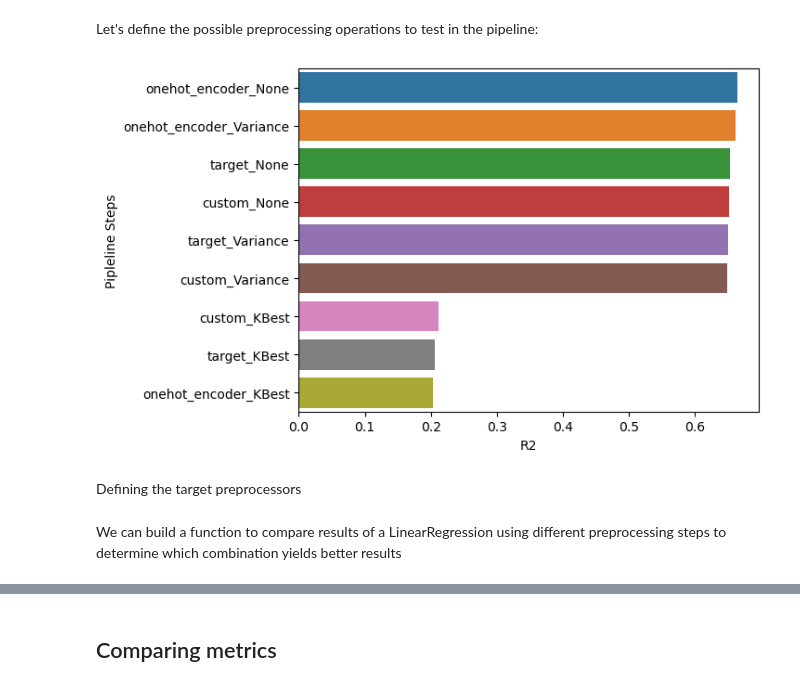
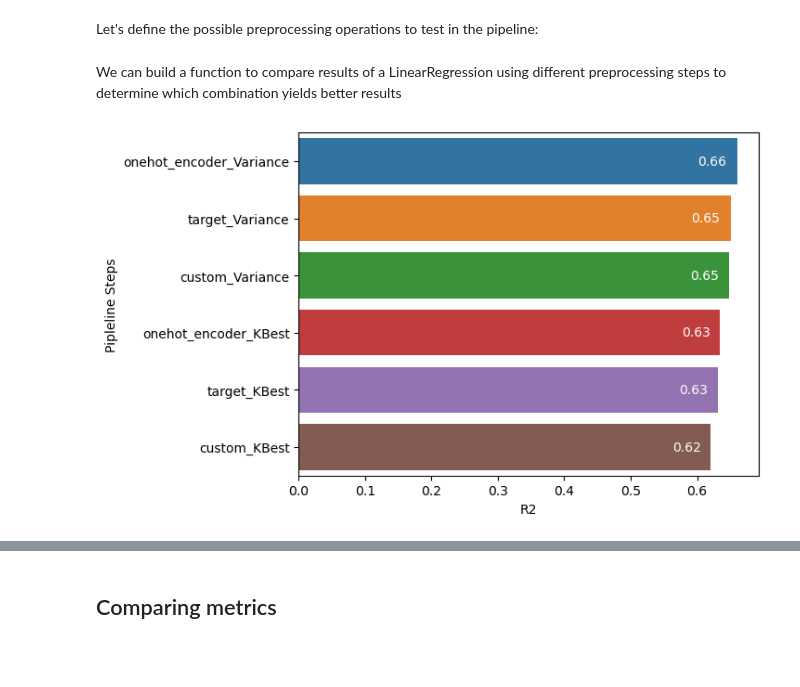
Before and after one commit to Dzov/DSP4, a Jupyter notebook: Haladjian_Amelie-Dzovinar_2_notebook_prediction_082023.ipynb, the cells around one changed output, grey strips where cells are left out. Drawn from its saved outputs; the diff is of its cells as text; code cells hidden in the pictures; blank space fills up the shorter version.

Commit message:
feat(exploration): fix pipeline, generate full comparison

```diff
--- a/Haladjian_Amelie-Dzovinar_2_notebook_prediction_082023.ipynb
+++ b/Haladjian_Amelie-Dzovinar_2_notebook_prediction_082023.ipynb
@@ -257,31 +256,31 @@ variance_threshold = (VarianceThreshold(threshold=0.01), numerical_features)
+# %% [markdown]
+We can build a function to compare results of a LinearRegression using different preprocessing steps to determine which combination yields better results
 # %%
-def build_and_evaluate_pipelines(X, y):
+def compare_pipelines(X, y, model):
     pipelines = {}
     scores = pd.DataFrame()
 
     for encoder in ["onehot_encoder", "target", "custom"]:
-        for selector in ["KBest", "Variance", None]:
-            preprocessor_steps = []
-
+        for selector in ["KBest", "Variance"]:
             if encoder == "onehot_encoder":
-                preprocessor_steps.append(onehot_encoder)
+                encoder_step = onehot_encoder
             elif encoder == "custom":
-                preprocessor_steps.append(custom_onehot)
+                encoder_step = custom_onehot
             elif encoder == "target":
-                preprocessor_steps.append(target_encoder)
+                encoder_step = target_encoder
 
             if selector == "KBest":
-                preprocessor_steps.append(kBest)
+                selector_step = SelectKBest(k=10, score_func=f_regression)
             elif selector == "Variance":
-                preprocessor_steps.append(variance_threshold)
+                selector_step = VarianceThreshold(threshold=0.01)
 
             preprocessor = make_column_transformer(
-                *preprocessor_steps, remainder="passthrough"
+                encoder_step, remainder="passthrough"
             )
 
-            model = make_pipeline(preprocessor, RobustScaler(), LinearRegression())
+            pipeline = make_pipeline(preprocessor, RobustScaler(), selector_step, model)
             steps = f"{encoder}_{selector}"
-            pipelines[steps] = model
+            pipelines[steps] = pipeline
 
     for steps, pipeline in pipelines.items():
         score = cross_val_score(pipeline, X_train, y_train, cv=5).mean()
@@ -292,15 +291,22 @@ def build_and_evaluate_pipelines(X, y):
             ],
             ignore_index=True,
         ).sort_values(by="R2", ascending=False)
-
-    sns.barplot(x=scores["R2"], y=scores["Pipleline Steps"])
+    ax = sns.barplot(x=scores["R2"], y=scores["Pipleline Steps"])
+    for p in ax.patches:
+        ax.annotate(
+            format(p.get_width(), ".2f"),  # Use get_width() for switched axes
+            (
+                p.get_x() + p.get_width() / 1.1,
+                p.get_y() + p.get_height(),
+            ),
+            xytext=(0, 15),
+            color="white",
+            textcoords="offset points",
+        )
+    plt.show()
-# %% [output]
-[figure, removed]
 # %%
 (X_train, X_test, y_train, y_test) = split()
 # %%
-build_and_evaluate_pipelines(X_train, y_train)
+compare_pipelines(X_train, y_train, LinearRegression())
+# %% [output]
+[figure, added]
-# %% [markdown]
-Defining the target preprocessors
-# %% [markdown]
-We can build a function to compare results of a LinearRegression using different preprocessing steps to determine which combination yields better results
```
Also changed, not shown: parts of 34 cells of this notebook, 1 other file.
